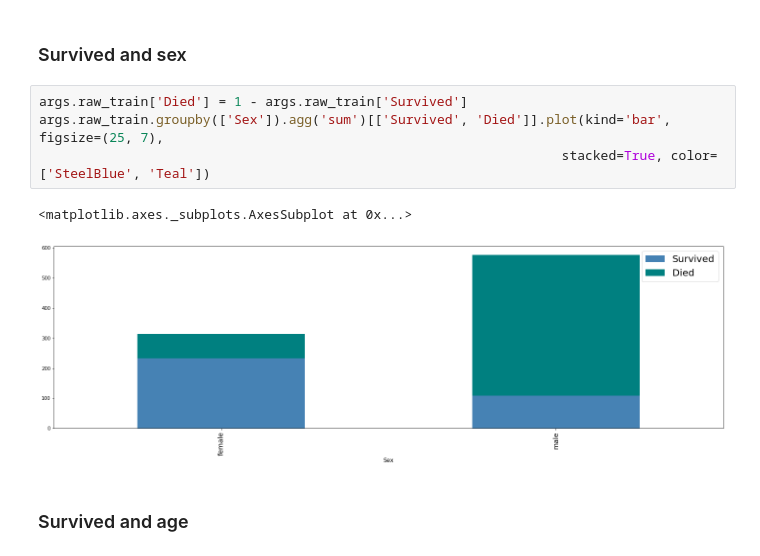
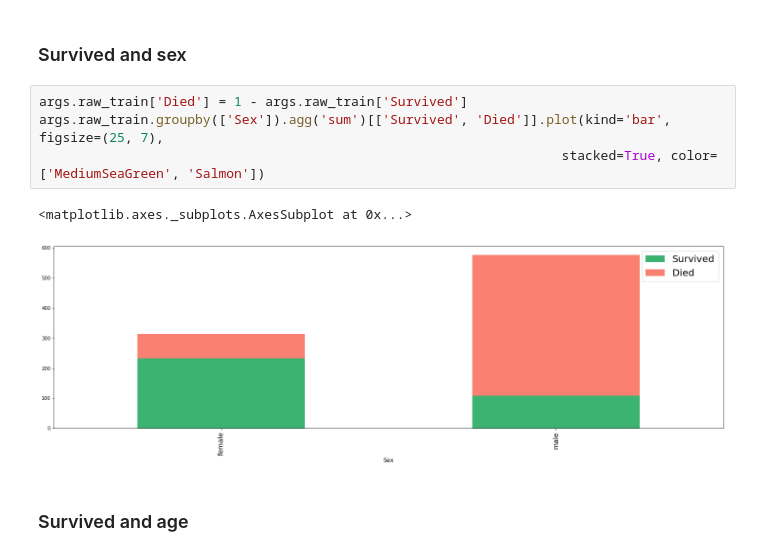
Before and after one commit to GlaIZier/titanic-prediction, a Jupyter notebook: notebooks/approach2.ipynb, the cells around one changed output. Drawn from its saved outputs; the diff is of its cells as text.

```diff
--- a/notebooks/approach2.ipynb
+++ b/notebooks/approach2.ipynb
@@ -98,10 +98,10 @@ hist_data.plot.hist(alpha=0.7)
 # %%
 args.raw_train['Died'] = 1 - args.raw_train['Survived']
 args.raw_train.groupby(['Sex']).agg('sum')[['Survived', 'Died']].plot(kind='bar', figsize=(25, 7),
-                                                                   stacked=True, color=['SteelBlue', 'Teal'])
+                                                                   stacked=True, color=['MediumSeaGreen', 'Salmon'])
 # %% [output]
 <matplotlib.axes._subplots.AxesSubplot at 0x...>
-[figure, old version]
+[figure, new version]
 # %% [markdown]
 ### Survived and age
 # %%
```
Also changed, not shown: parts of 10 cells of this notebook.
